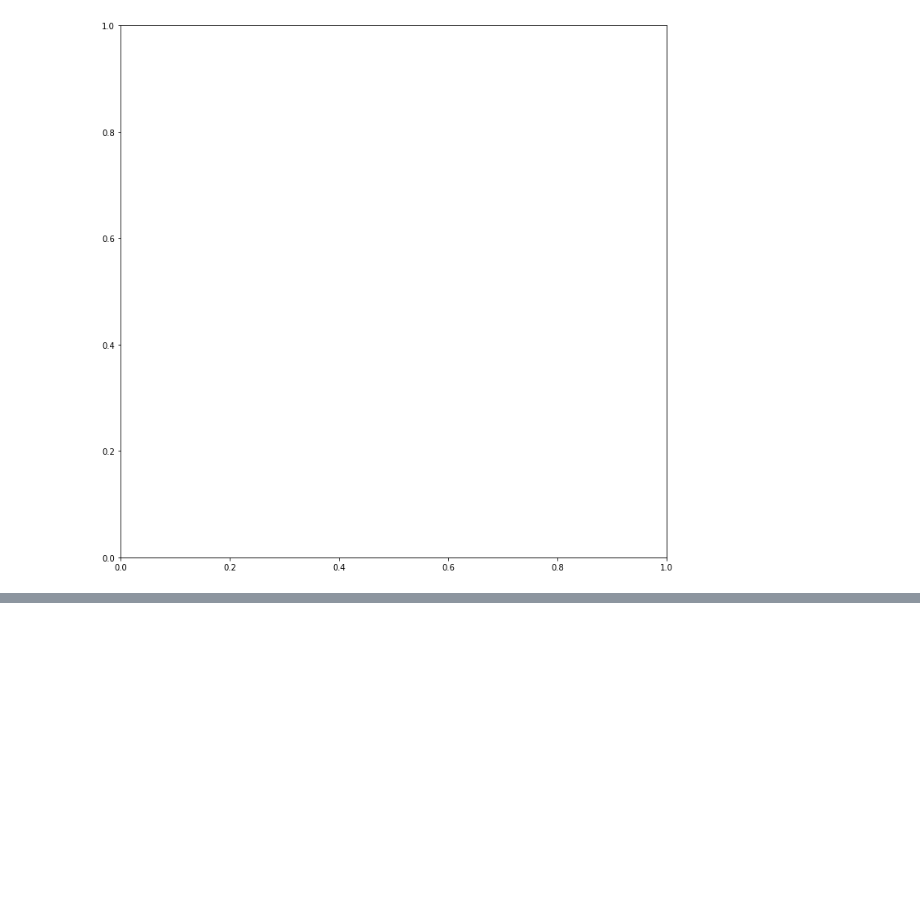
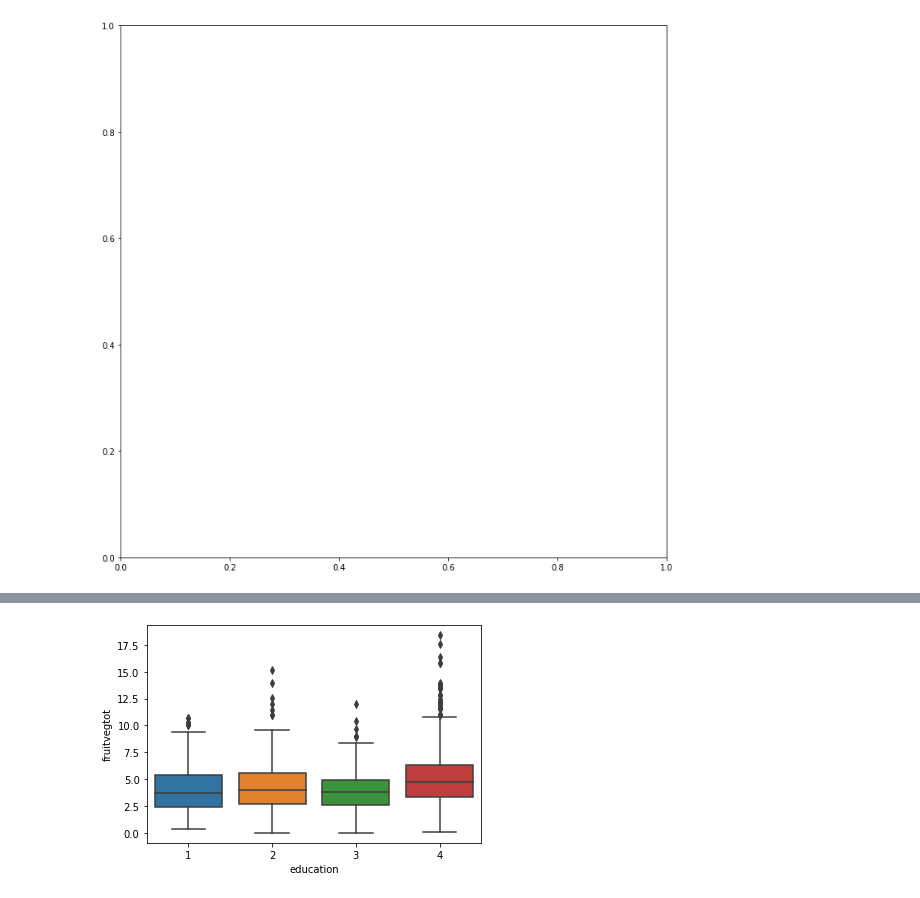
Before and after one commit to diegoarmaca/SocialDataSample, a Jupyter notebook: cchs.ipynb, the cells around one changed output, grey strips where cells are left out. Drawn from its saved outputs; the diff is of its cells as text; code cells hidden in the pictures; blank space fills up the shorter version.

```diff
--- a/cchs.ipynb
+++ b/cchs.ipynb
@@ -363,0 +377,4 @@ TypeError: hist() got multiple values for argument 'bins'
+# %%
+ax = sns.boxplot(x="education", y="fruitvegtot", data=df)
+# %% [output]
+[figure, added]
```
Also changed, not shown: parts of 4 cells of this notebook.
